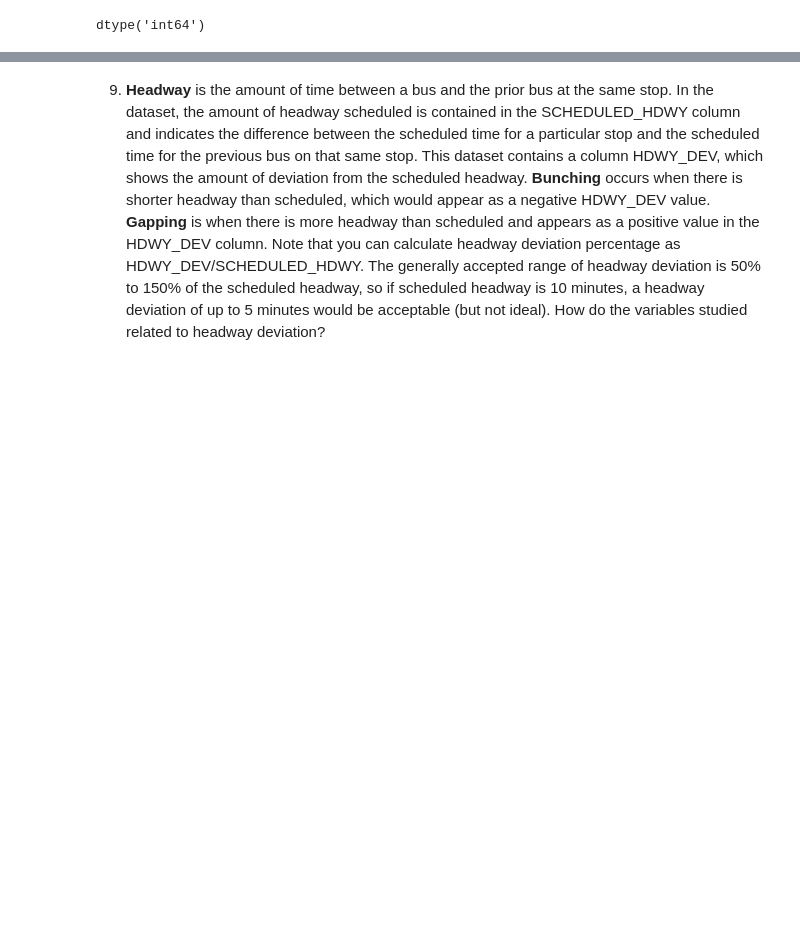
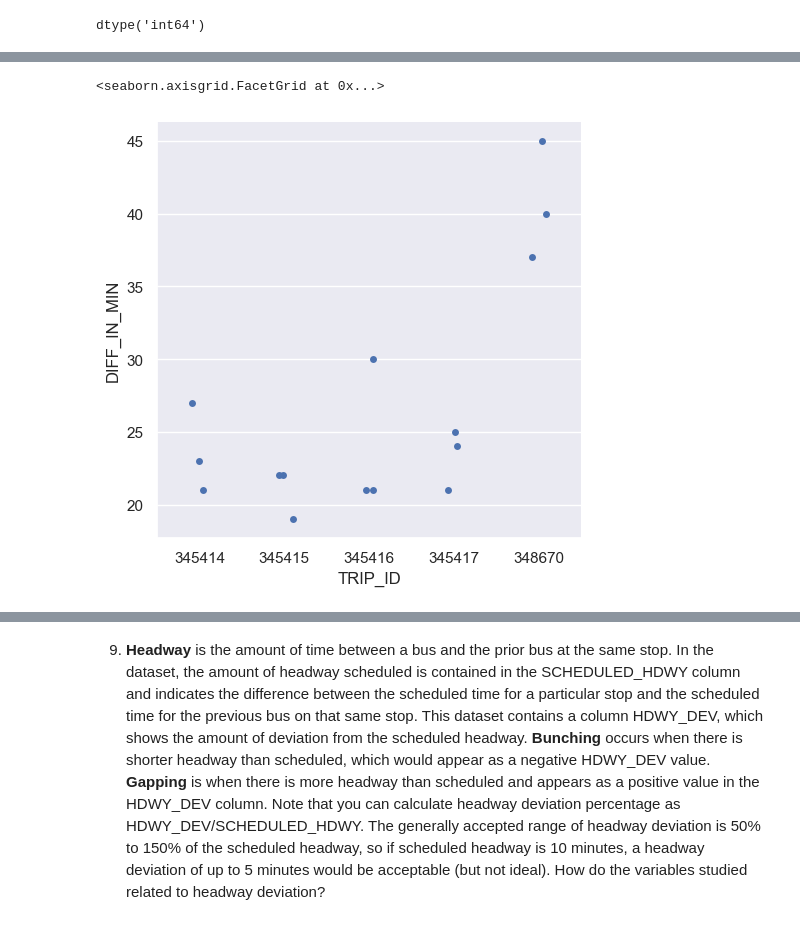
Before and after one commit to Isiybelle/wego-analysis, a Jupyter notebook: notebooks/Wego Project.ipynb, the cells around one changed output, grey strips where cells are left out. Drawn from its saved outputs; the diff is of its cells as text; code cells hidden in the pictures; blank space fills up the shorter version.

```diff
--- a/notebooks/Wego Project.ipynb
+++ b/notebooks/Wego Project.ipynb
@@ -596,6 +668,8 @@ print(time_listb)
 # %%
-total_time_list = list(set(time_listb) - set(time_lista))
+total_time_list = np.array(time_listb) - np.array(time_lista)
 # len(total_time_list)
-len(time_lista)
+# len(time_lista)
 # len(time_listb)
+total_time_list = total_time_list.tolist()
+total_time_list
 # %% [output]
@@ -602,0 +677,4 @@ len(time_lista)
+# %%
+accurate = [x for x in id_list if x not in nothin_list]
+accurate2 = accurate * 3
+accurate2
@@ -602,0 +722,8 @@ len(time_lista)
+# %%
+
+data = []
+route_tm_diff = pd.DataFrame(data)
+# %%
+route_tm_diff['TRIP_ID'] = accurate2
+route_tm_diff['DIFF_IN_MIN'] = total_time_list
+route_tm_diff
@@ -602,0 +759,5 @@ len(time_lista)
+# %%
+sns.catplot(data=route_tm_diff, x=route_tm_diff['TRIP_ID'], y=route_tm_diff['DIFF_IN_MIN'])
+# %% [output]
+<seaborn.axisgrid.FacetGrid at 0x...>
+[figure, added]
```
Also changed, not shown: parts of 18 cells of this notebook.
